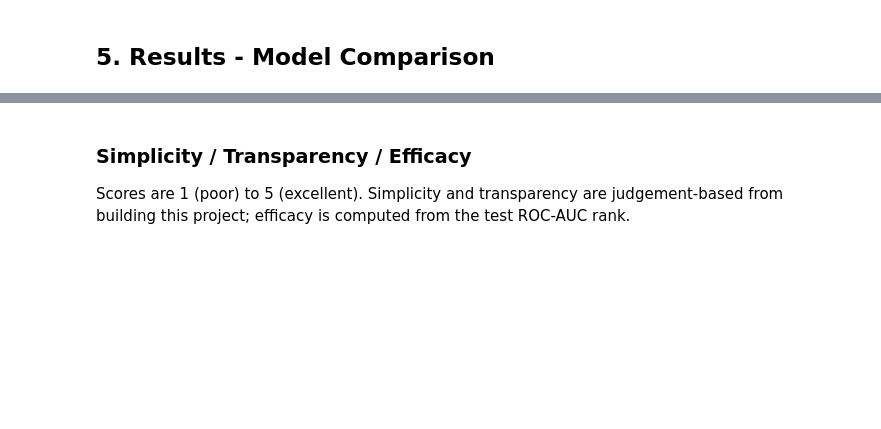
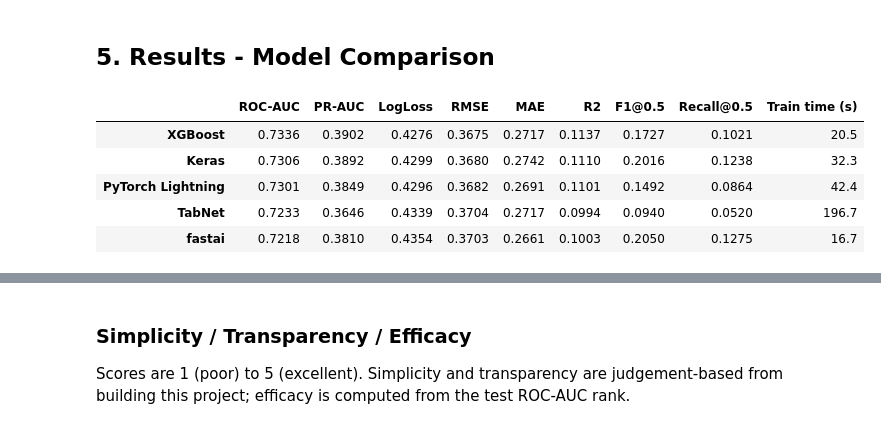
Before and after one commit to amoghshetty05/loan-default-probability, a Jupyter notebook: Loan_Default_Probability.ipynb, the cells around one changed output, grey strips where cells are left out. Drawn from its saved outputs; the diff is of its cells as text; code cells hidden in the pictures; blank space fills up the shorter version.

```diff
--- a/Loan_Default_Probability.ipynb
+++ b/Loan_Default_Probability.ipynb
@@ -294,7 +390,19 @@ evaluate("PyTorch Lightning", p_lit, time.time() - t0)
 # %%
 res = pd.DataFrame(results).T.sort_values("ROC-AUC", ascending=False)
 styled = (res.style.format("{:.4f}", subset=res.columns.drop("Train time (s)"))
              .format("{:.1f}", subset=["Train time (s)"])
              .background_gradient(cmap="Greens", subset=["ROC-AUC", "PR-AUC", "R2", "F1@0.5", "Recall@0.5"])
              .background_gradient(cmap="Reds_r", subset=["RMSE", "MAE", "LogLoss"]))
 display(styled)
+res.to_csv("model_comparison.csv")   # used by the Streamlit app's comparison tab
+try:
+    from google.colab import files; files.download("model_comparison.csv")
+except Exception:
+    pass
+# %% [output]
+|  | ROC-AUC | PR-AUC | LogLoss | RMSE | MAE | R2 | F1@0.5 | Recall@0.5 | Train time (s) |
+| XGBoost | 0.7336 | 0.3902 | 0.4276 | 0.3675 | 0.2717 | 0.1137 | 0.1727 | 0.1021 | 20.5 |
+| Keras | 0.7306 | 0.3892 | 0.4299 | 0.3680 | 0.2742 | 0.1110 | 0.2016 | 0.1238 | 32.3 |
+| PyTorch Lightning | 0.7301 | 0.3849 | 0.4296 | 0.3682 | 0.2691 | 0.1101 | 0.1492 | 0.0864 | 42.4 |
+| TabNet | 0.7233 | 0.3646 | 0.4339 | 0.3704 | 0.2717 | 0.0994 | 0.0940 | 0.0520 | 196.7 |
+| fastai | 0.7218 | 0.3810 | 0.4354 | 0.3703 | 0.2661 | 0.1003 | 0.2050 | 0.1275 | 16.7 |
```
Also changed, not shown: parts of 18 cells of this notebook.
